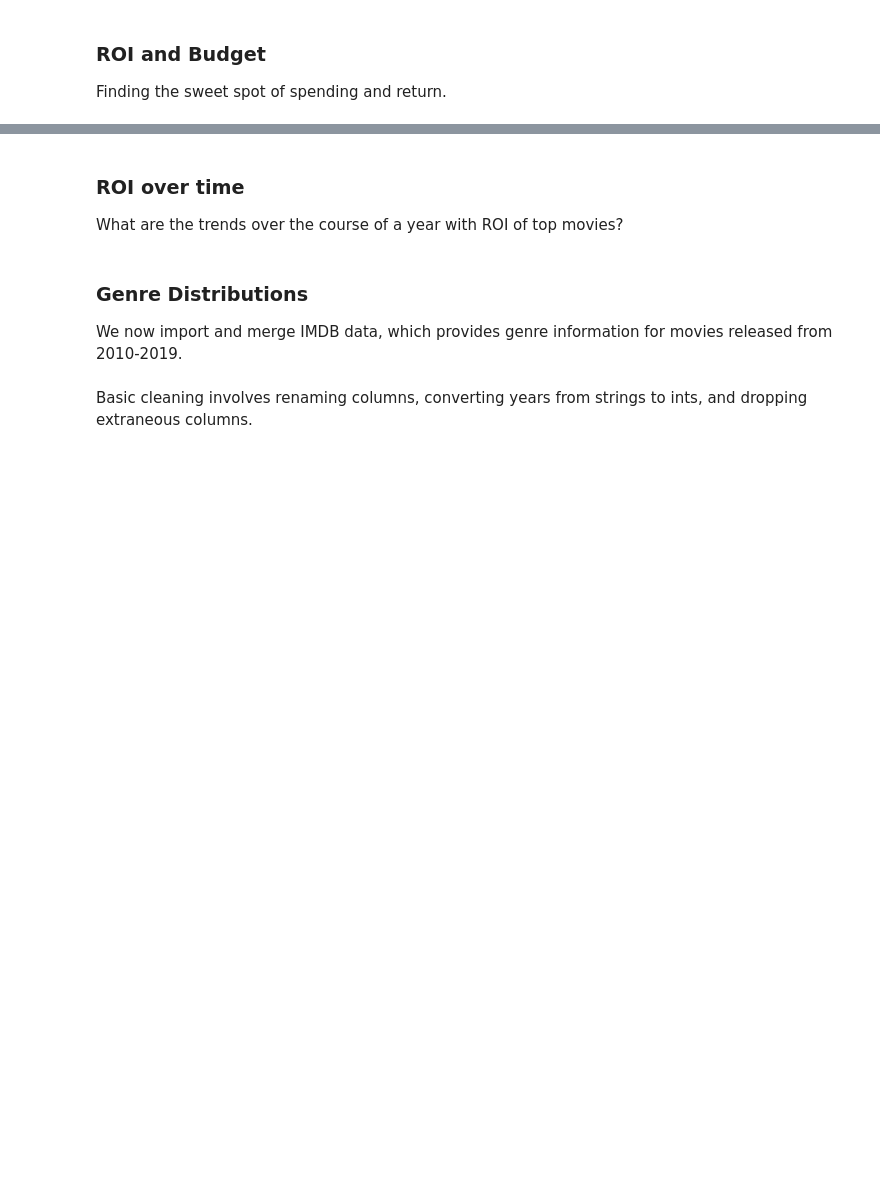
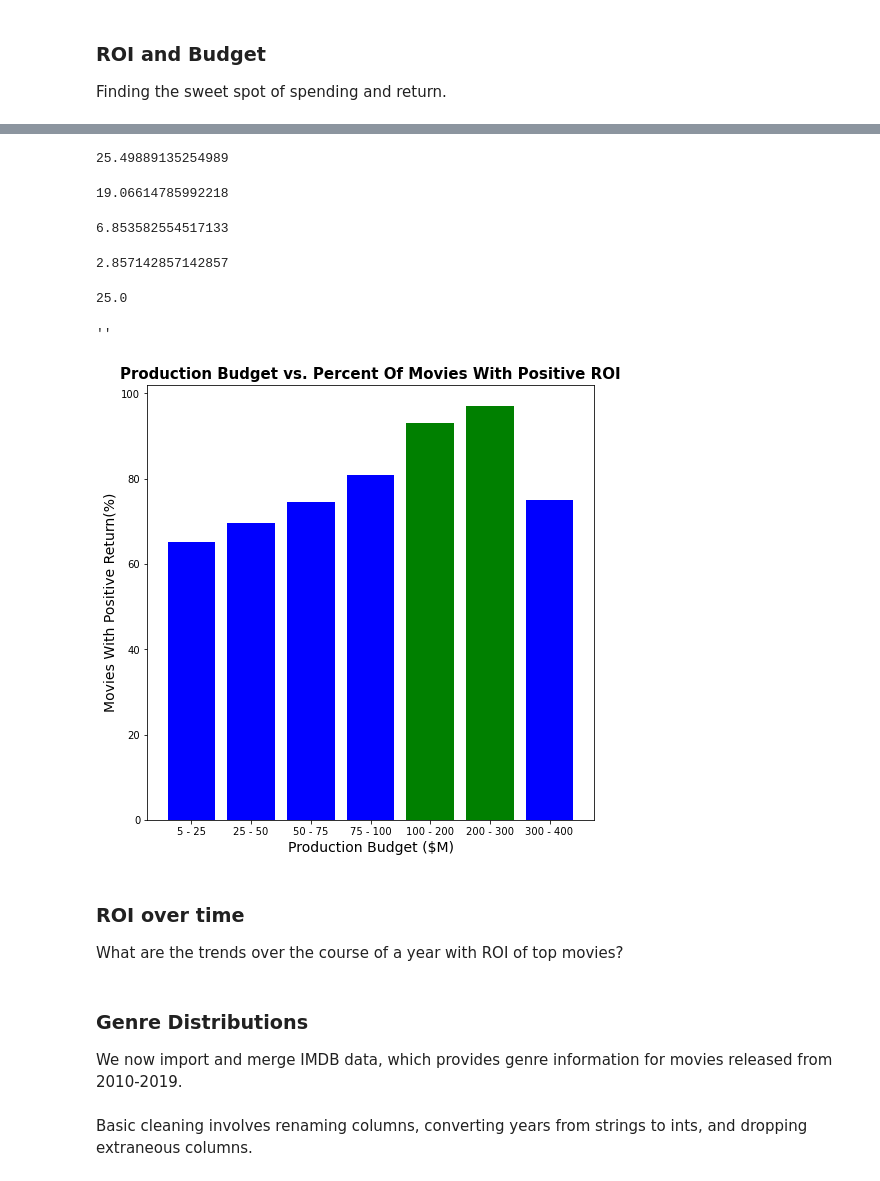
Before and after one commit to jmarkowi/Microsoft-Studios-Analysis, a Jupyter notebook: microsoft_movie_needs_analysis.ipynb, the cells around one changed output, grey strips where cells are left out. Saved outputs shown, nothing was run; the diff lists cells and outputs as text; code cells hidden in the pictures; blank space fills up the shorter version.

```diff
--- a/microsoft_movie_needs_analysis.ipynb
+++ b/microsoft_movie_needs_analysis.ipynb
@@ -100,3 +126,70 @@ Finding the sweet spot of spending and return.
+# %%
+# Calculating the percentage of movies with a negative roi in the production budget segment 50 to 75 million
+num_movies_50_to_75_with_neg_return_ww = relevant_movies[(relevant_movies['production_budget'] > 50000000) & (relevant_movies['production_budget'] <= 75000000) & (relevant_movies['worldwide_roi'] <= 0)].shape[0]
+num_movies_50_to_75_with_neg_return_ww
+per_movies_50_to_75_with_neg_return_ww = (num_movies_50_to_75_with_neg_return_ww/(num_movies_50_to_75_with_neg_return_ww + (relevant_movies[(relevant_movies['production_budget'] > 50000000) & (relevant_movies['production_budget'] <= 75000000) & (relevant_movies['worldwide_roi'] > 0)].shape[0]))) * 100
+per_movies_50_to_75_with_neg_return_ww
+# %% [output]
+25.49889135254989
+# %%
+# Calculating the percentage of movies with a negative roi in the production budget segment 75 to 100 million
+num_movies_75_to_100_with_neg_return_ww = relevant_movies[(relevant_movies['production_budget'] > 75000000) & (relevant_movies['production_budget'] <= 100000000) & (relevant_movies['worldwide_roi'] <= 0)].shape[0]
+num_movies_75_to_100_with_neg_return_ww
+per_movies_75_to_100_with_neg_return_ww = (num_movies_75_to_100_with_neg_return_ww/(num_movies_75_to_100_with_neg_return_ww + (relevant_movies[(relevant_movies['production_budget'] > 75000000) & (relevant_movies['production_budget'] <= 100000000) & (relevant_movies['worldwide_roi'] > 0)].shape[0]))) * 100
+per_movies_75_to_100_with_neg_return_ww
+# %% [output]
+19.06614785992218
+# %%
+# Calculating the percentage of movies with a negative roi in the production budget segment 100 to 200 million
+num_movies_100_to_200_with_neg_return_ww = relevant_movies[(relevant_movies['production_budget'] > 100000000) & (relevant_movies['production_budget'] <= 200000000) & (relevant_movies['worldwide_roi'] <= 0)].shape[0]
+num_movies_100_to_200_with_neg_return_ww
+per_movies_100_to_200_with_neg_return_ww = (num_movies_100_to_200_with_neg_return_ww/(num_movies_100_to_200_with_neg_return_ww + (relevant_movies[(relevant_movies['production_budget'] > 100000000) & (relevant_movies['production_budget'] <= 200000000) & (relevant_movies['worldwide_roi'] > 0)].shape[0]))) * 100
+per_movies_100_to_200_with_neg_return_ww
+# %% [output]
+6.853582554517133
+# %%
+# Calculating the percentage of movies with a negative roi in the production budget segment 200 to 300 million
+num_movies_200_to_300_with_neg_return_ww = relevant_movies[(relevant_movies['production_budget'] > 200000000) & (relevant_movies['production_budget'] <= 300000000) & (relevant_movies['worldwide_roi'] <= 0)].shape[0]
+num_movies_200_to_300_with_neg_return_ww
+per_movies_200_to_300_with_neg_return_ww = (num_movies_200_to_300_with_neg_return_ww/(num_movies_200_to_300_with_neg_return_ww + (relevant_movies[(relevant_movies['production_budget'] > 200000000) & (relevant_movies['production_budget'] <= 300000000) & (relevant_movies['worldwide_roi'] > 0)].shape[0]))) * 100
+per_movies_200_to_300_with_neg_return_ww
+# %% [output]
+2.857142857142857
+# %%
+# Calculating the percentage of movies with a negative roi in the production budget segment 300 to 400 million
+num_movies_300_to_400_with_neg_return_ww = relevant_movies[(relevant_movies['production_budget'] > 300000000) & (relevant_movies['production_budget'] <= 400000000) & (relevant_movies['worldwide_roi'] <= 0)].shape[0]
+num_movies_300_to_400_with_neg_return_ww
+per_movies_300_to_400_with_neg_return_ww = (num_movies_300_to_400_with_neg_return_ww/(num_movies_300_to_400_with_neg_return_ww + (relevant_movies[(relevant_movies['production_budget'] > 300000000) & (relevant_movies['production_budget'] <= 400000000) & (relevant_movies['worldwide_roi'] > 0)].shape[0]))) * 100
+per_movies_300_to_400_with_neg_return_ww
+# %% [output]
+25.0
+# %%
+fig, ax = plt.subplots(figsize=(8,8))
+
+x = [('5 - 25'), ('25 - 50'), ('50 - 75'), ('75 - 100'), ('100 - 200'), ('200 - 300'), ('300 - 400')]
+
+h = [(100 - per_movies_5_to_25_with_neg_return_ww),
+     (100 - per_movies_25_to_50_with_neg_return_ww),
+     (100 - per_movies_50_to_75_with_neg_return_ww),
+     (100 - per_movies_75_to_100_with_neg_return_ww),
+     (100 - per_movies_100_to_200_with_neg_return_ww),
+     (100 - per_movies_200_to_300_with_neg_return_ww),
+     (100 - per_movies_300_to_400_with_neg_return_ww)]
+
+ax.bar(x, h, color=['blue', 'blue', 'blue', 'blue', 'green', 'green', 'blue']);
+
+ax.set_title('Production Budget vs. Percent Of Movies With Positive ROI', {'fontsize':15, 'fontweight':'bold'})
+ax.set_xlabel('Production Budget ($M)', fontsize = 14)
+ax.set_ylabel('Movies With Positive Return(%)', fontsize = 14)
+
+plt.grid(False)
+plt.rc('xtick', labelsize=10)
+plt.rc('ytick', labelsize=10)
+
+;
+# %% [output]
+''
+[figure, added]
 # %% [markdown]
 ### ROI over time
 What are the trends over the course of a year with ROI of top movies?
```
Also changed, not shown: parts of 5 cells of this notebook, 1 other file.
